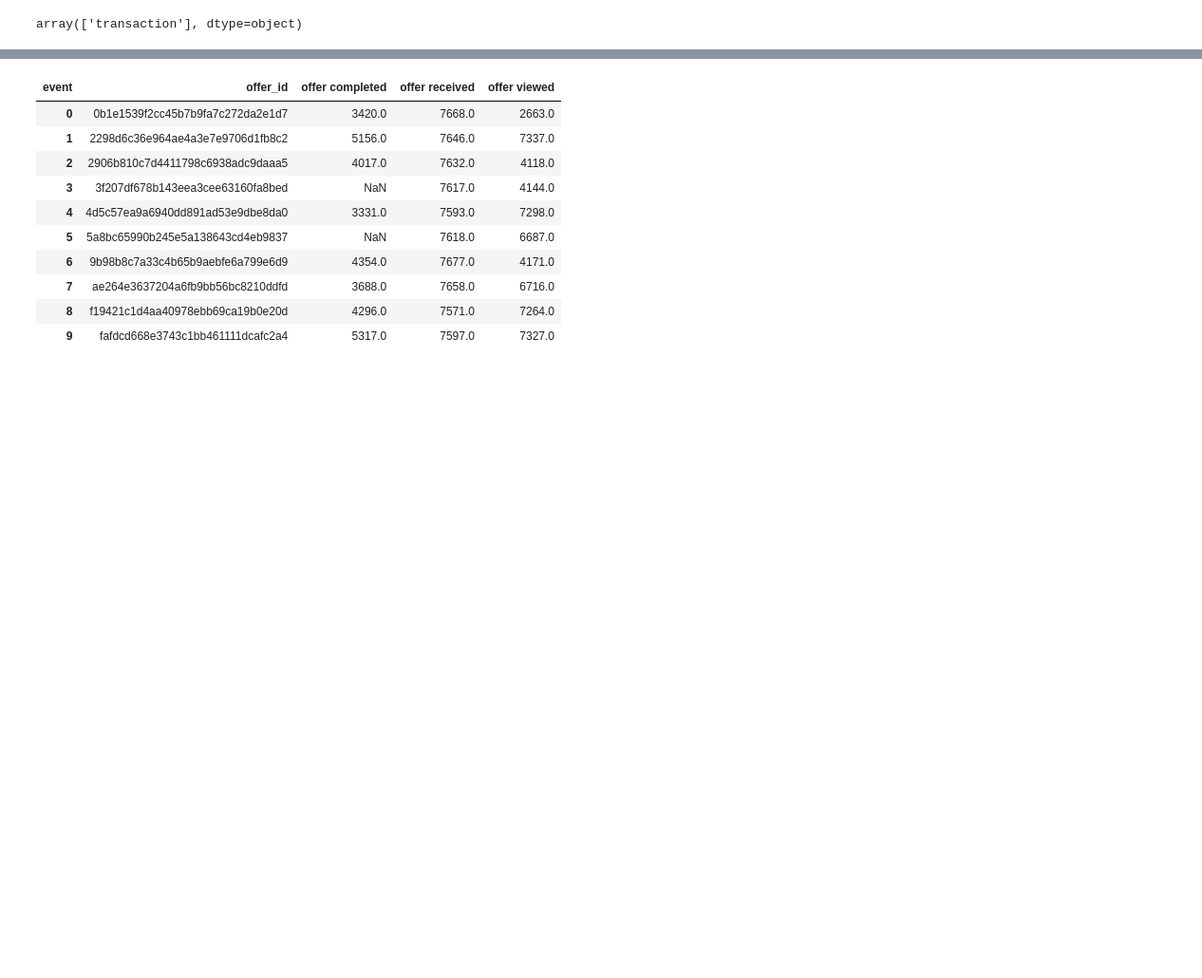
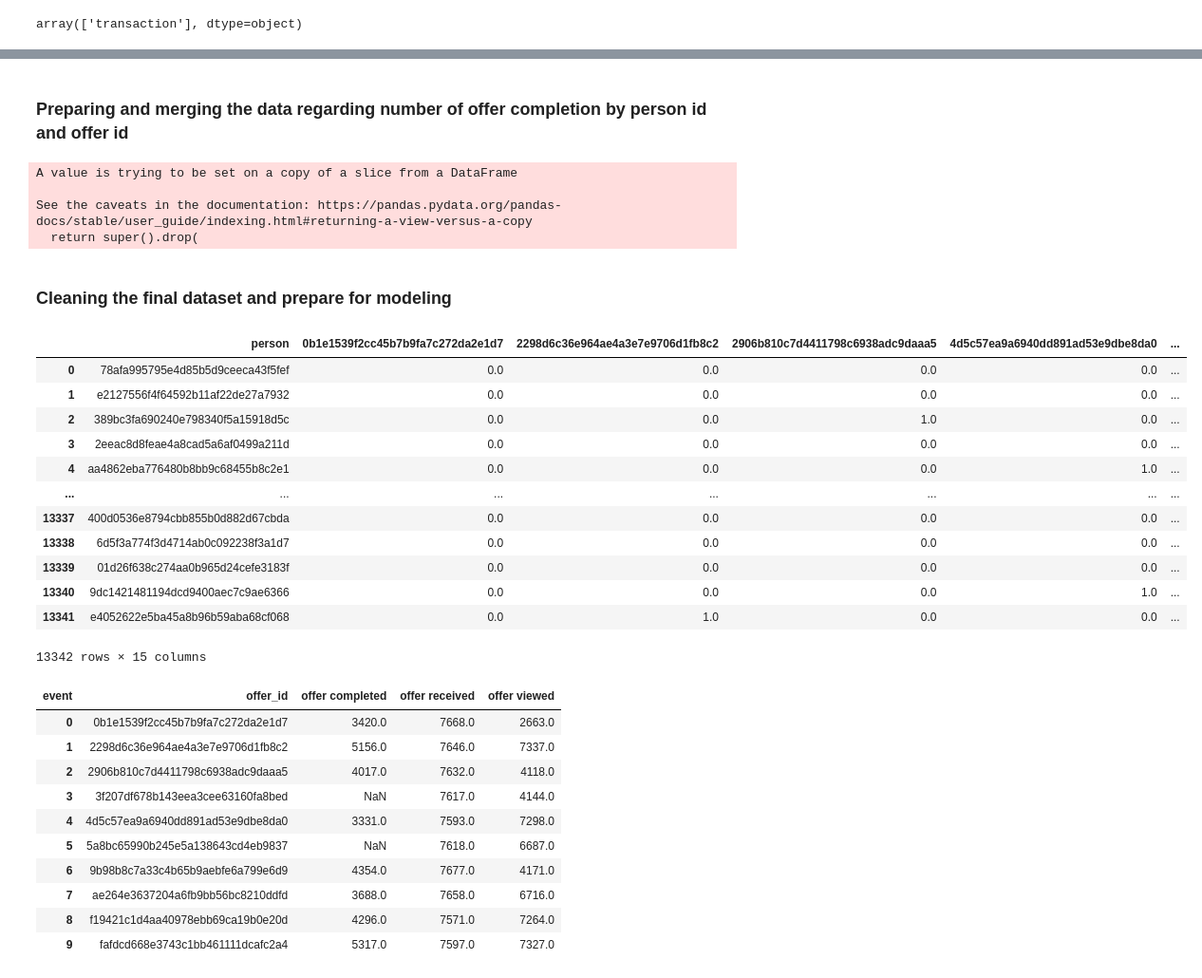
Before and after one commit to Nemozone/Starbucks-Project, a Jupyter notebook: Starbucks_Capstone_notebook.ipynb, the cells around one changed output, grey strips where cells are left out. Shown at 95% size. Saved outputs shown, nothing was run; the diff lists cells and outputs as text; code cells hidden in the pictures; blank space fills up the shorter version.

Commit message:
notebook update - returns the df_clean for modeling

```diff
--- a/Starbucks_Capstone_notebook.ipynb
+++ b/Starbucks_Capstone_notebook.ipynb
@@ -326,12 +339,11 @@ We clearly see that the persons who are not in the finale merged df, all have do
 # %%
 # Now we sort and rename the profile df to prepare it for the merge:
-sorted_columns = ['id','gender', 'age','became_member_on', 'income']
-profile = profile[sorted_columns]
+profile = profile[['id','gender', 'age','became_member_on', 'income']]
 profile.rename(columns={ "id": "person"}, inplace=True)
 
 # merge and reorder the datasets:
 profile_merged = pd.merge(person_merged, profile, how='right', on= 'person')
 profile_merged = profile_merged[['person', 'gender','age', 'became_member_on',
-                                 'income', 'reward_amount', 'transaction_amount',
+                                 'income', 'offer completed',
                                  'view_time', 'action_time',
-                                 'offer completed']]
+                                 'transaction_amount']]
@@ -379,3 +372,58 @@ profile_merged_clean
+# %% [markdown]
+### Preparing and merging the data regarding number of offer completion by person id and offer id
+# %%
+# creating a person-offer data set including the completed offers number:
+transcript_offer_received = transcript_offer_id[transcript_offer_id['event']=='offer completed']
+transcript_offer_received.drop('tag', axis=1, inplace=True)
+person_offer_comp = transcript_offer_received.groupby(['person', 'offer_id'])['event'].count().unstack()
+# %% [output]
+A value is trying to be set on a copy of a slice from a DataFrame
+
+See the caveats in the documentation: https://pandas.pydata.org/pandas-docs/stable/user_guide/indexing.html#returning-a-view-versus-a-copy
+  return super().drop(
+# %%
+# merging the person_offer_comp dataset with our previous dataset:
+df = pd.merge(person_offer_comp, profile_merged_clean, how='right', on= 'person')
+# %% [markdown]
+### Cleaning the final dataset and prepare for modeling
+# %%
+# Imputing zeros for all NaN values in the completed offers section:
+df.iloc[:, 1:9] = df.iloc[:, 1:9].fillna(0)
+
+# change gender into dummy variables and add to the dataset:
+gender_dummy = pd.get_dummies(df['gender'], drop_first=True)
+gender_dummy.rename(columns={'M': 'Gender_male', 'O':'Gender_other'}, inplace=True)
+df.drop('gender', axis=1, inplace=True)
+df[['Gender_male','Gender_other']] = gender_dummy
+
+# convert the date of membership to timestamp
+df['became_member_on'] = pd.to_datetime(df['became_member_on'], format='%Y%m%d')
+
+# calculate the years of membership and replace it with the membership date column:
+df['years_of_membership'] = df['became_member_on'].apply(lambda x: date.today().year - x.year)
+df.drop('became_member_on', axis=1, inplace=True)
+df_cleaned = df[['person', '0b1e1539f2cc45b7b9fa7c272da2e1d7',
+       '2298d6c36e964ae4a3e7e9706d1fb8c2', '2906b810c7d4411798c6938adc9daaa5',
+       '4d5c57ea9a6940dd891ad53e9dbe8da0', '9b98b8c7a33c4b65b9aebfe6a799e6d9',
+       'ae264e3637204a6fb9bb56bc8210ddfd', 'f19421c1d4aa40978ebb69ca19b0e20d',
+       'fafdcd668e3743c1bb461111dcafc2a4', 'Gender_male', 'Gender_other',
+       'age', 'income', 'years_of_membership', 'transaction_amount']]
+# %%
+df_cleaned
+# %% [output]
+|  | person | 0b1e1539f2cc45b7b9fa7c272da2e1d7 | 2298d6c36e964ae4a3e7e9706d1fb8c2 | 2906b810c7d4411798c6938adc9daaa5 | 4d5c57ea9a6940dd891ad53e9dbe8da0 | ... |
+| 0 | 78afa995795e4d85b5d9ceeca43f5fef | 0.0 | 0.0 | 0.0 | 0.0 | ... |
+| 1 | e2127556f4f64592b11af22de27a7932 | 0.0 | 0.0 | 0.0 | 0.0 | ... |
+| 2 | 389bc3fa690240e798340f5a15918d5c | 0.0 | 0.0 | 1.0 | 0.0 | ... |
+| 3 | 2eeac8d8feae4a8cad5a6af0499a211d | 0.0 | 0.0 | 0.0 | 0.0 | ... |
+| 4 | aa4862eba776480b8bb9c68455b8c2e1 | 0.0 | 0.0 | 0.0 | 1.0 | ... |
+| ... | ... | ... | ... | ... | ... | ... |
+| 13337 | 400d0536e8794cbb855b0d882d67cbda | 0.0 | 0.0 | 0.0 | 0.0 | ... |
+| 13338 | 6d5f3a774f3d4714ab0c092238f3a1d7 | 0.0 | 0.0 | 0.0 | 0.0 | ... |
+| 13339 | 01d26f638c274aa0b965d24cefe3183f | 0.0 | 0.0 | 0.0 | 0.0 | ... |
+| 13340 | 9dc1421481194dcd9400aec7c9ae6366 | 0.0 | 0.0 | 0.0 | 1.0 | ... |
+| 13341 | e4052622e5ba45a8b96b59aba68cf068 | 0.0 | 1.0 | 0.0 | 0.0 | ... |
+13342 rows × 15 columns
 # %%
 # after that we should create a different df based on offers
 # to identify which groups of people are most responsive to each type of offer,
```
Also changed, not shown: parts of 13 cells of this notebook.
